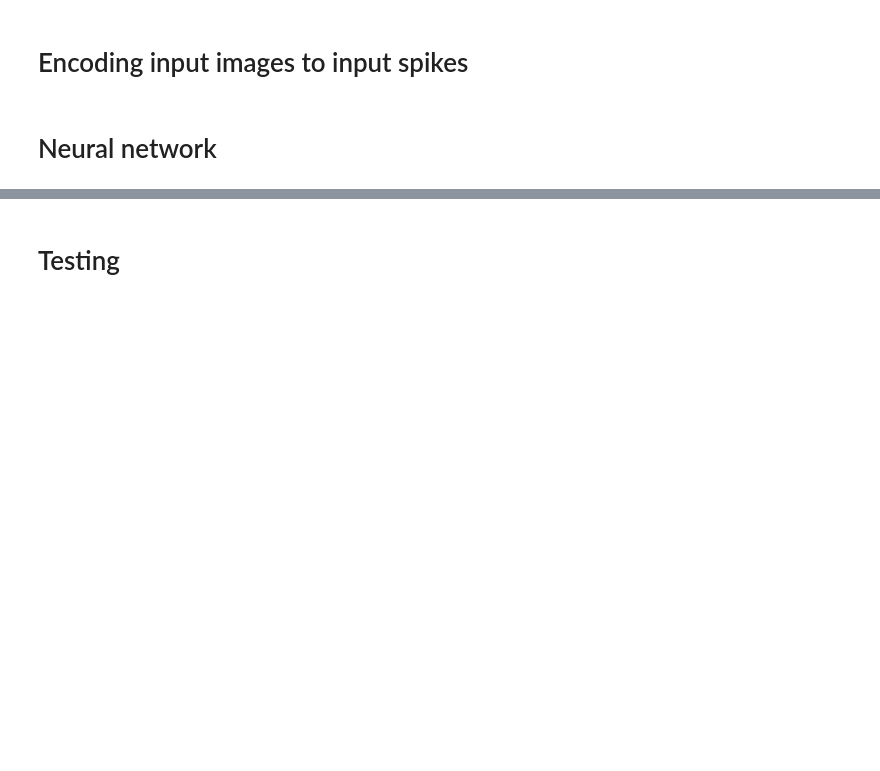
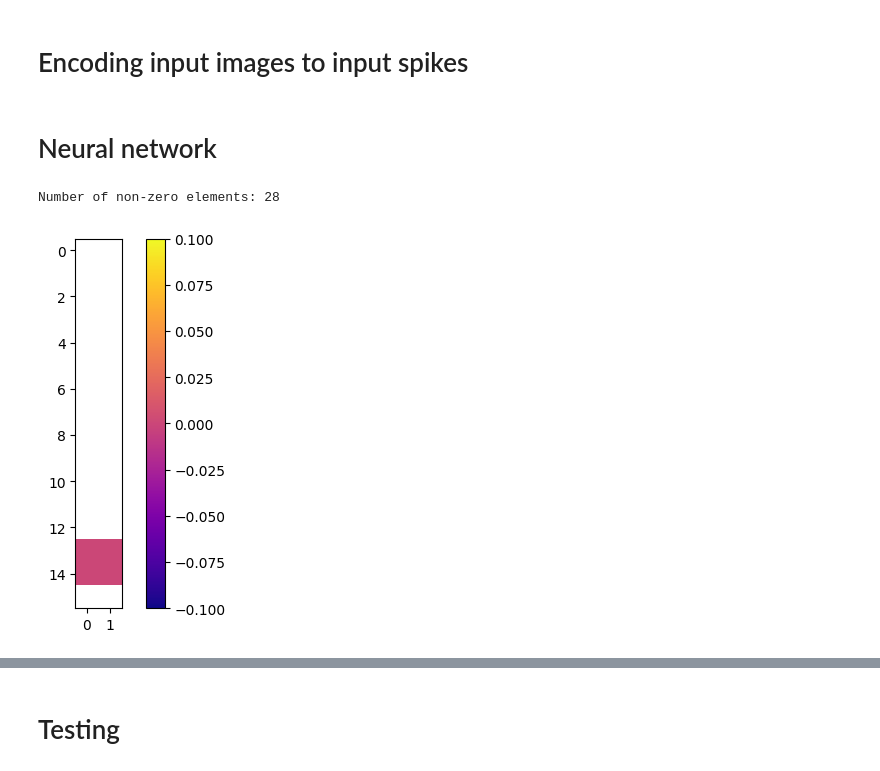
Before and after one commit to applevitya/lab, a Jupyter notebook: neuro_spike/simple_learning_model.ipynb, the cells around one changed output, grey strips where cells are left out. Saved outputs shown, nothing was run; the diff lists cells and outputs as text; code cells hidden in the pictures; blank space fills up the shorter version.

```diff
--- a/neuro_spike/simple_learning_model.ipynb
+++ b/neuro_spike/simple_learning_model.ipynb
@@ -257,38 +270,63 @@ for t in range(len(time)):
       I[j] = 0
       I[j] += np.dot(W[i][j],in_spikes[i][t])
 
       if t >= neu.initRefrac:
 
         v = neu.vprev + (-neu.vprev + I[j]*neu.R) / neu.tau_m * dt #LIF
         #v= neu.vprev + np.dot(W[i][j],in_spikes[i][t])
         if (v>neu.v_base):
-          #v -= 0.01
+          #v -= 0.001
           if v<neu.v_base:
             v = neu.v_base
 
         if v >= neu.v_thresh:
           neu.num+=1
           out_spikes[j][t]= 1
           v += neu.v_spike
           neu.initRefrac = t + neu.refracTime
           v = neu.v_base
-          neu.v_thresh += 0.0001
-          break
+          neu.v_thresh += 0.00001
+          #break
 
         neu.vprev = v
 
     for i in range(x_pixel*x_pixel):
-      for t1 in range(-1,10,-1):
+      for t1 in range(-1,50,-1):
         if 0<= t+t1<len(time):
           if in_spikes[i][t+t1]==1 and out_spikes[j][t] == 1:
             W[i][j] = update(W[i][j],t1)
-      for t1 in range(1,10,1):
+      for t1 in range(1,50,1):
         if 0<= t+t1<len(time):
           if in_spikes[i][t+t1]==1 and out_spikes[j][t] == 1:
             W[i][j] = update(W[i][j],t1)
   for j,neu in enumerate(out_neurons):
     if out_spikes[j][t] != 1:
       neu.vprev = neu.v_base
+
+
+
+
+W_old = read_dataset()
+def count_non_zero(arr):
+    count = 0
+    for i in range(len(arr)):
+        for j in range(len(arr[0])):
+            if arr[i][j] != 0:
+                count += 1
+    return count
+
+
+print("Number of non-zero elements:", count_non_zero(W_old-W))
+
+data = W_old-W
+plt.imshow(data, cmap='plasma')
+plt.colorbar()
+
+
+plt.show()
+# %% [output]
+Number of non-zero elements: 28
+[figure, added]
 # %%
 spikes_graph(in_spikes)
 spikes_graph(out_spikes)
```
Also changed, not shown: parts of 12 cells of this notebook, 3 other files.
